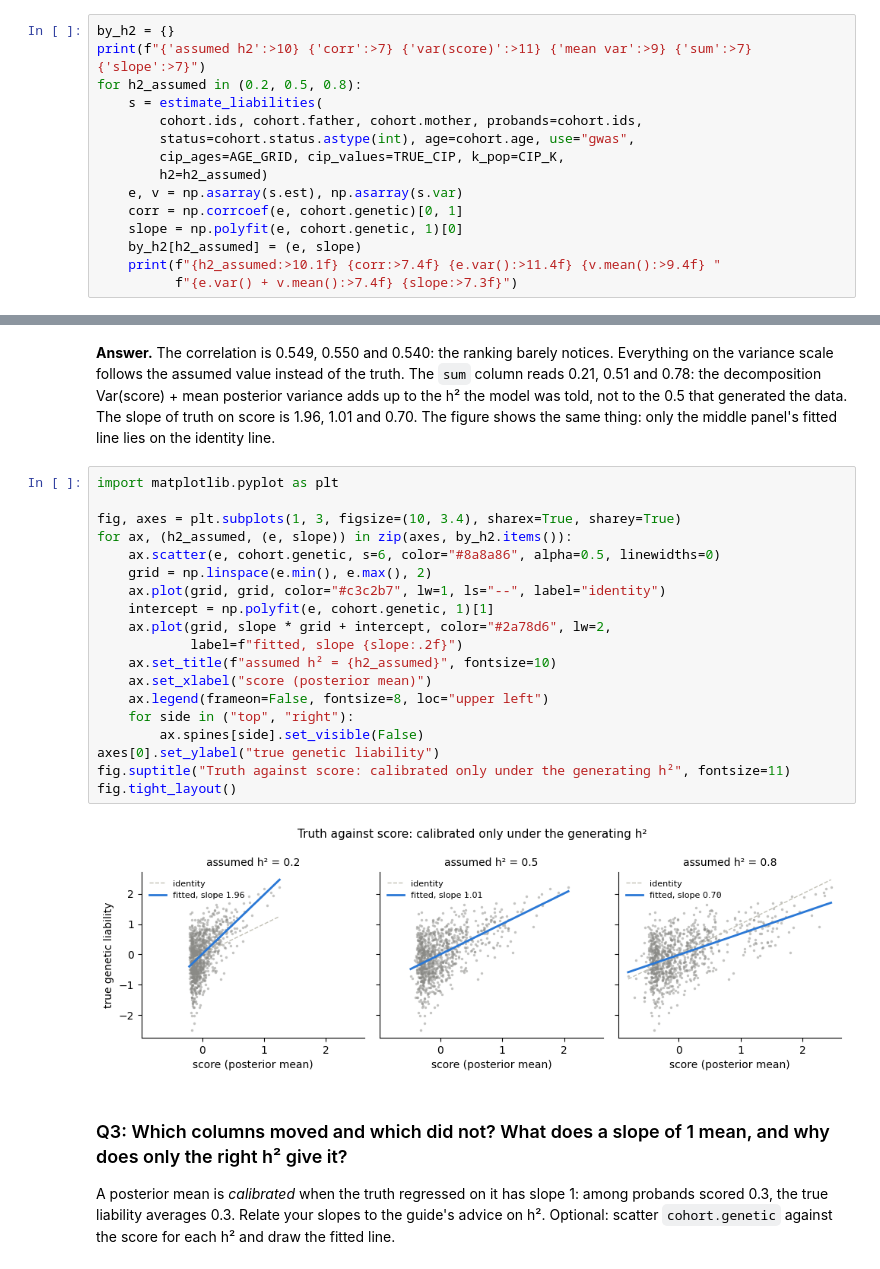
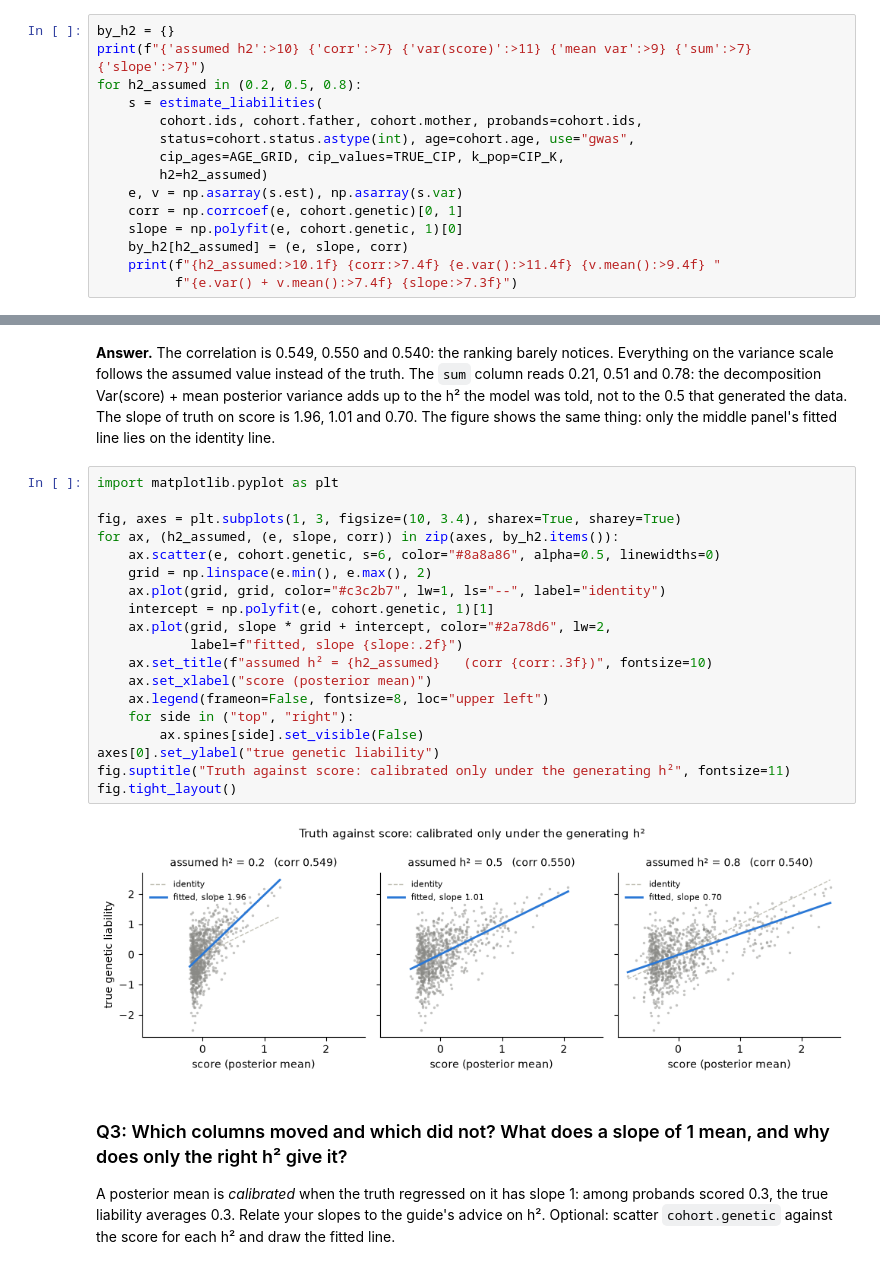
Before and after one commit to bvilhjal/ATIG_2026, a Jupyter notebook: teaching_days/2026-09-24/LTFH/LTFH_exercise_answers.ipynb, the cells around one changed output, grey strips where cells are left out. Saved outputs shown, nothing was run; the diff lists cells and outputs as text.

```diff
--- a/teaching_days/2026-09-24/LTFH/LTFH_exercise_answers.ipynb
+++ b/teaching_days/2026-09-24/LTFH/LTFH_exercise_answers.ipynb
@@ -189,7 +189,7 @@ for h2_assumed in (0.2, 0.5, 0.8):
     e, v = np.asarray(s.est), np.asarray(s.var)
     corr = np.corrcoef(e, cohort.genetic)[0, 1]
     slope = np.polyfit(e, cohort.genetic, 1)[0]
-    by_h2[h2_assumed] = (e, slope)
+    by_h2[h2_assumed] = (e, slope, corr)
     print(f"{h2_assumed:>10.1f} {corr:>7.4f} {e.var():>11.4f} {v.mean():>9.4f} "
           f"{e.var() + v.mean():>7.4f} {slope:>7.3f}")
 # %% [output]
@@ -208,24 +208,24 @@ the identity line.
 # %%
 import matplotlib.pyplot as plt
 
 fig, axes = plt.subplots(1, 3, figsize=(10, 3.4), sharex=True, sharey=True)
-for ax, (h2_assumed, (e, slope)) in zip(axes, by_h2.items()):
+for ax, (h2_assumed, (e, slope, corr)) in zip(axes, by_h2.items()):
     ax.scatter(e, cohort.genetic, s=6, color="#8a8a86", alpha=0.5, linewidths=0)
     grid = np.linspace(e.min(), e.max(), 2)
     ax.plot(grid, grid, color="#c3c2b7", lw=1, ls="--", label="identity")
     intercept = np.polyfit(e, cohort.genetic, 1)[1]
     ax.plot(grid, slope * grid + intercept, color="#2a78d6", lw=2,
             label=f"fitted, slope {slope:.2f}")
-    ax.set_title(f"assumed h² = {h2_assumed}", fontsize=10)
+    ax.set_title(f"assumed h² = {h2_assumed}   (corr {corr:.3f})", fontsize=10)
     ax.set_xlabel("score (posterior mean)")
     ax.legend(frameon=False, fontsize=8, loc="upper left")
     for side in ("top", "right"):
         ax.spines[side].set_visible(False)
 axes[0].set_ylabel("true genetic liability")
 fig.suptitle("Truth against score: calibrated only under the generating h²", fontsize=11)
 fig.tight_layout()
 # %% [output]
-[figure, old version]
+[figure, new version]
 # %% [markdown]
 ### Q3: Which columns moved and which did not? What does a slope of 1 mean, and why does only the right h² give it?
 
```
Also changed, not shown: parts of 9 cells of this notebook, 11 other files.
